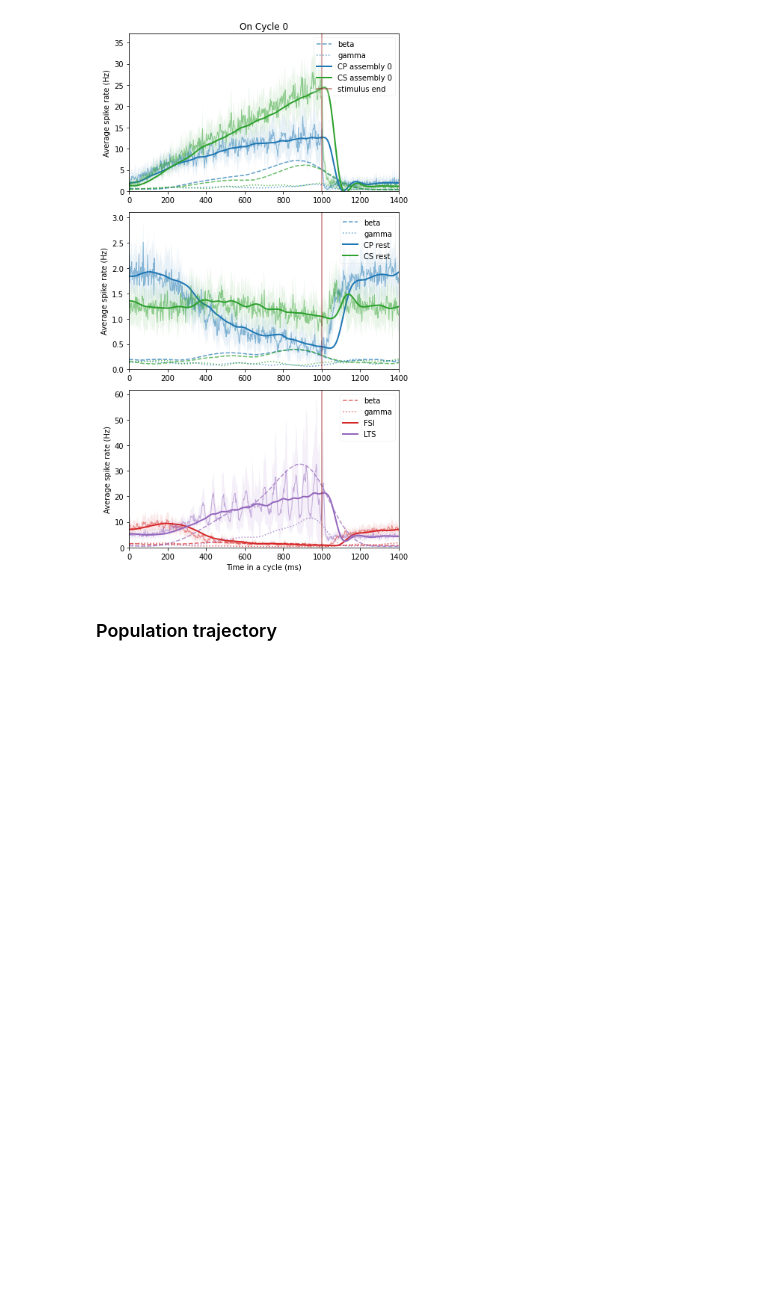
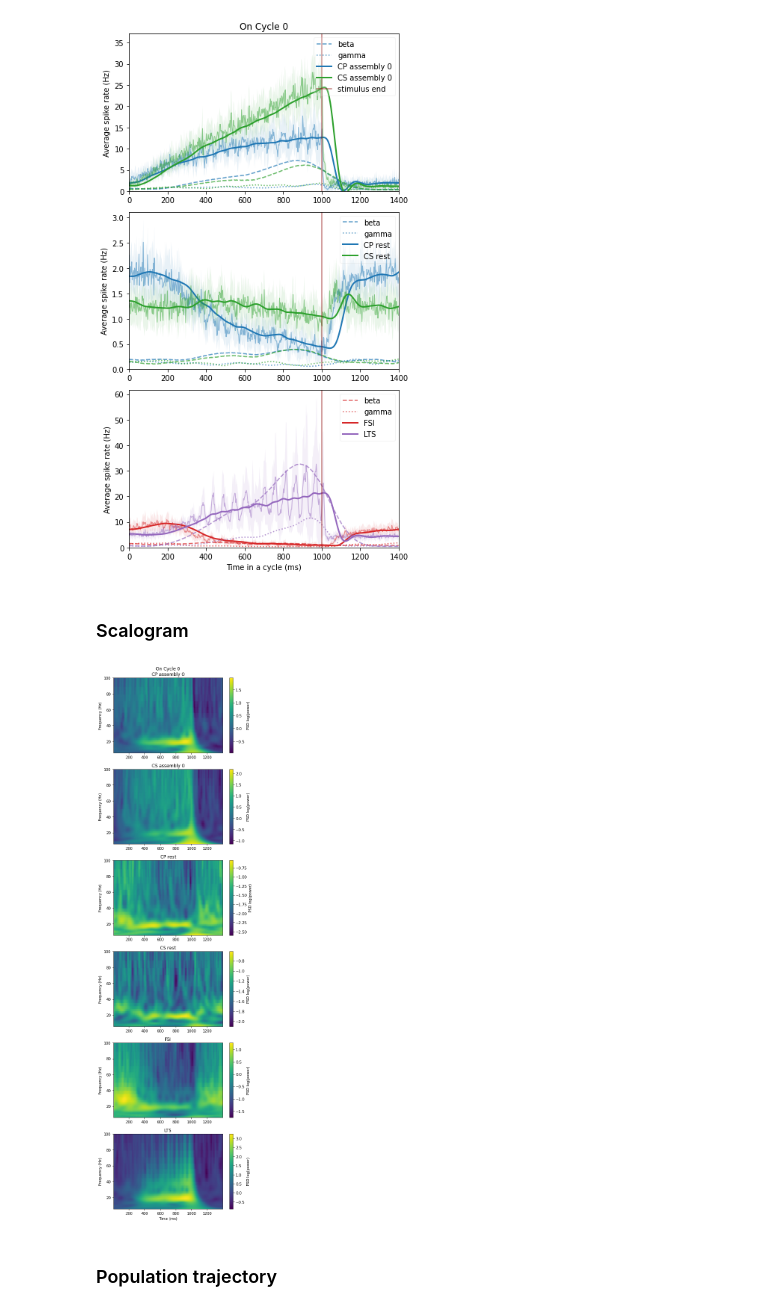
Before and after one commit to chenziao/M1ten_thousand, a Jupyter notebook: Analysis/Analyze_Population.ipynb, the cells around one changed output. Drawn from its saved outputs; the diff is of its cells as text; code cells hidden in the pictures; blank space fills up the shorter version.

```diff
--- a/Analysis/Analyze_Population.ipynb
+++ b/Analysis/Analyze_Population.ipynb
@@ -130,18 +144,18 @@ wave_kwargs = {
     'filter': dict(
         waves = {'beta': (14.5, 23.5), 'gamma': (30.0, 44.0)},
         transform = process.wave_hilbert,
-        filt_order = 2
+        filt_order = 4
     ),
     'wavelet': dict(
         waves = {'beta': 19.0, 'gamma': 37.0},
         transform = process.wave_cwt,
-        bandwidth = 2  # time band (inverse to frequency band)
+        bandwidth = 2.0  # time band (inverse to frequency band)
     )
 }
 # %%
 method = 'wavelet'
-grp_waves = process.get_waves(grp_rspk.spike_rate, fs=fs, **wave_kwargs[method])
-pop_waves = process.get_waves(pop_rspk.spike_rate, fs=fs, **wave_kwargs[method])
+grp_waves = process.get_waves(grp_rspk.spike_rate, fs=grp_rspk.fs, **wave_kwargs[method])
+pop_waves = process.get_waves(pop_rspk.spike_rate, fs=pop_rspk.fs, **wave_kwargs[method])
 # %% [markdown]
 ### Analyze population spike rate
 # %%
@@ -152,12 +166,14 @@ windows = 1000. * process.get_stim_windows(on_time, off_time, t_start, t_stop,
 # assembly stimulated in each unique stimulus cycle {unique cycle id: assembly id}
 if stimulus_type == 'long':
     cyc_to_assy = {i: [a] for i, a in enumerate(assy_idx)}
+elif stimulus_type == 'short':
+    cyc_to_assy = {0: assy_idx[:3]}
 else:
     cyc_to_assy = {0: assy_idx}
 
 # indices of windows with the same stimulus cycles {unique cycle id: cycle numbers}
 n_unique_cycle = len(cyc_to_assy)
-win_grp_idx = {i: list(range(i, windows.shape[0], n_unique_cycle))
+win_grp_idx = {i: np.arange(i, windows.shape[0], n_unique_cycle)
                for i in range(n_unique_cycle)}
 # %%
 _, grp_rspk_cyc_onff, grp_rspk_cyc_std = process.get_windowed_data(
@@ -165,12 +181,14 @@ _, grp_rspk_cyc_onff, grp_rspk_cyc_std = process.get_windowed_data(
 _, _, grp_rspk_cyc_avg = process.get_windowed_data(
     grp_rspk.smoothed_spike_rate, windows, win_grp_idx)
 _, _, grp_waves_avg = process.get_windowed_data(grp_waves, windows, win_grp_idx)
+_, _, grp_psd_cyc_avg = process.get_windowed_data(grp_rspk.PSD, windows, win_grp_idx)
 
 _, pop_rspk_cyc_onff, pop_rspk_cyc_std = process.get_windowed_data(
     pop_rspk.spike_rate, windows, win_grp_idx)
 _, _, pop_rspk_cyc_avg = process.get_windowed_data(
     pop_rspk.smoothed_spike_rate, windows, win_grp_idx)
 _, _, pop_waves_avg = process.get_windowed_data(pop_waves, windows, win_grp_idx)
+_, _, pop_psd_cyc_avg = process.get_windowed_data(pop_rspk.PSD, windows, win_grp_idx)
 # %%
 figsize = (6, 3.5)
 show_trials = False
@@ -253,6 +271,34 @@ for i in show_unique_cyc:
 plt.show()
 # %% [output]
 [figure]
+# %% [markdown]
+### Scalogram
+# %%
+def iterate_grp_psd(unique_cycle, onff, show_assy):
+    for a in show_assy:
+        for p in PN_pop_names:
+            da = grp_psd_cyc_avg[onff].sel(unique_cycle=unique_cycle, assembly=a, population=p)
+            yield da.mean_.to_dataset(name='PSD'), group_names[(a, p)]
+    for p in ITN_pop_names:
+        da = pop_psd_cyc_avg[onff].sel(unique_cycle=unique_cycle, population=p)
+        yield da.mean_.to_dataset(name='PSD'), p
+
+for i in show_unique_cyc:
+    show_assy = cyc_to_assy[i] + ([-1] if rest_assy else [])
+    n_rows = len(show_assy) * len(PN_pop_names) + len(ITN_pop_names)
+    _, axs = plt.subplots(n_rows, show_off, squeeze=False,
+                          figsize=(figsize[0] * show_off, figsize[1] * n_rows))
+    for j in range(show_off):
+        for k, (da, grp_name) in enumerate(iterate_grp_psd(i, j, show_assy)):
+            ax = axs[k, j]
+            _ = plot.plot_spectrogram(da, log_power=True, ax=ax)
+            ax.set_title(('' if k else ('Off' if j else 'On') + f' Cycle {i:d}\n') + grp_name)
+            ax.set_xlabel('')
+        ax.set_xlabel('Time (ms)')
+    plt.tight_layout()
+plt.show()
+# %% [output]
+[figure, added]
 # %% [markdown]
 ### Population trajectory
 # %%
```
Also changed, not shown: parts of 7 cells of this notebook, 8 other files.
